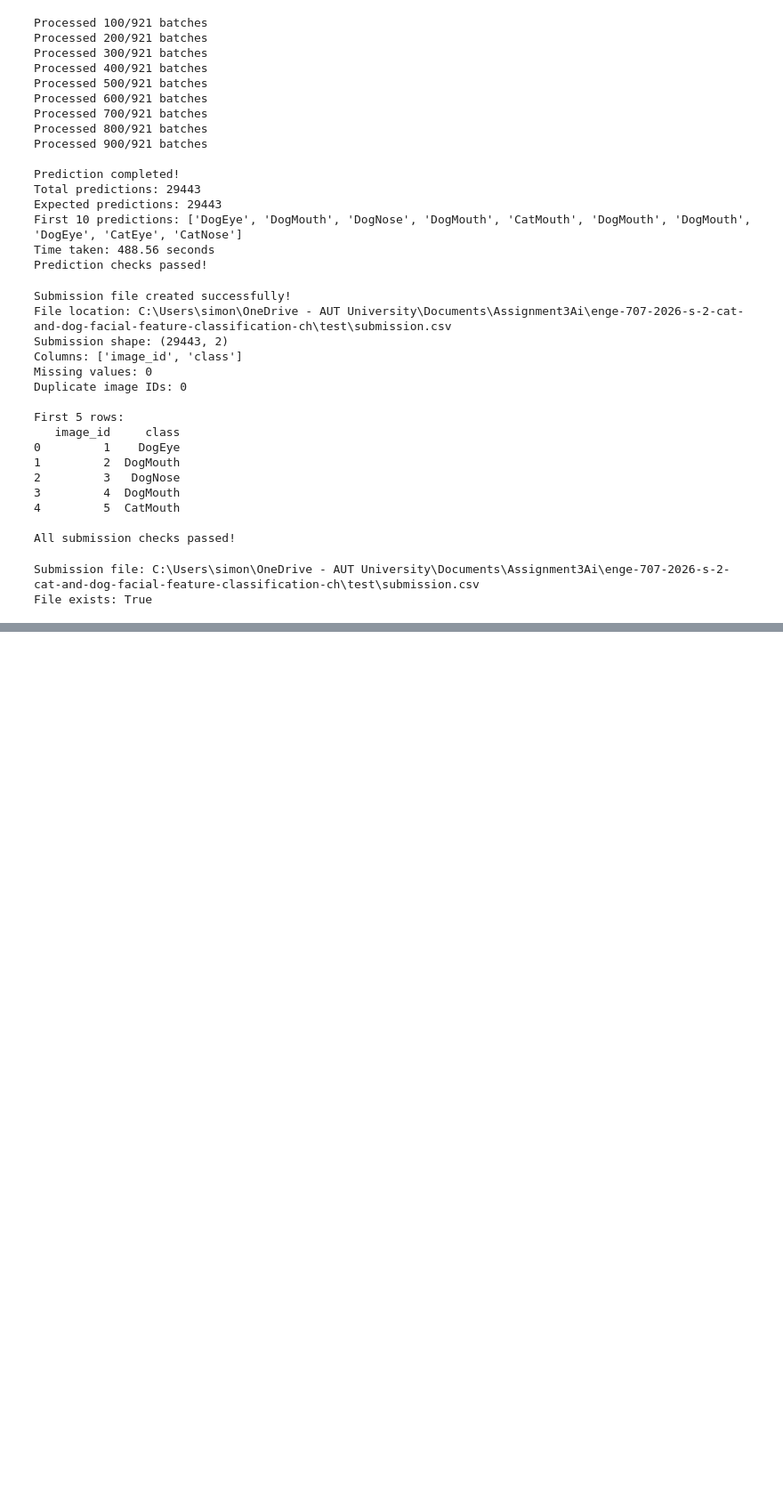
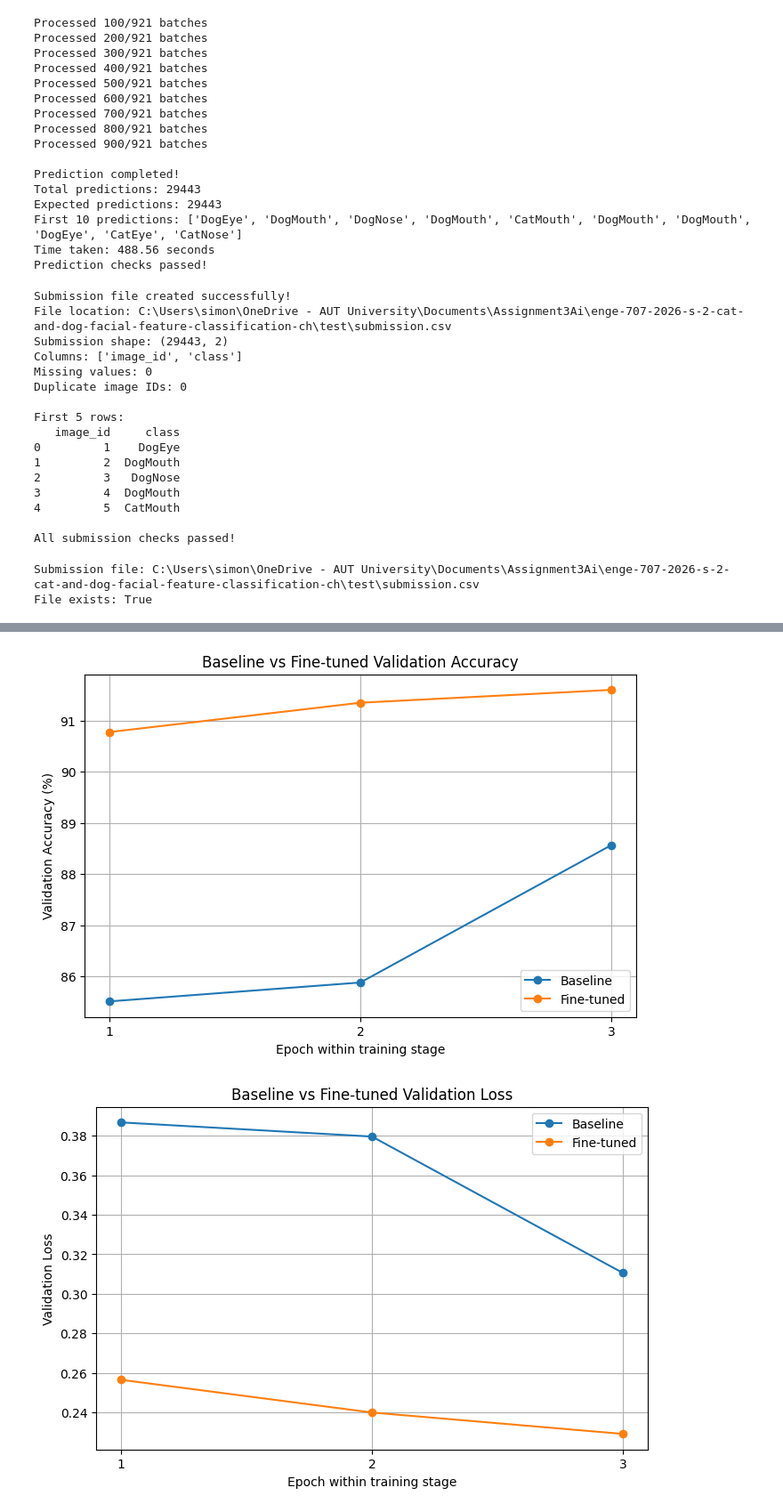
Before and after one commit to SimonSays4843/ENGE707-Assessment3, a Jupyter notebook: Assessment3.ipynb, the cells around one changed output, grey strips where cells are left out. Shown at 89% size. Drawn from its saved outputs; the diff is of its cells as text; code cells hidden in the pictures; blank space fills up the shorter version.

```diff
--- a/Assessment3.ipynb
+++ b/Assessment3.ipynb
@@ -1524,0 +1793,61 @@ os.startfile(Path("submission.csv").resolve().parent)
+# %%
+# Task 6 - Visualise baseline and fine-tuned model comparison
+
+import matplotlib.pyplot as plt
+
+epochs = range(1, len(history["val_loss"]) + 1)
+fine_tune_epochs = range(1, len(improved_history["val_loss"]) + 1)
+
+# Validation accuracy comparison
+plt.figure(figsize=(8, 5))
+
+plt.plot(
+    epochs,
+    history["val_accuracy"],
+    marker="o",
+    label="Baseline"
+)
+
+plt.plot(
+    fine_tune_epochs,
+    improved_history["val_accuracy"],
+    marker="o",
+    label="Fine-tuned"
+)
+
+plt.xlabel("Epoch within training stage")
+plt.ylabel("Validation Accuracy (%)")
+plt.title("Baseline vs Fine-tuned Validation Accuracy")
+plt.xticks(list(epochs))
+plt.legend()
+plt.grid(True)
+plt.show()
+
+
+# Validation loss comparison
+plt.figure(figsize=(8, 5))
+
+plt.plot(
+    epochs,
+    history["val_loss"],
+    marker="o",
+    label="Baseline"
+)
+
+plt.plot(
+    fine_tune_epochs,
+    improved_history["val_loss"],
+    marker="o",
+    label="Fine-tuned"
+)
+
+plt.xlabel("Epoch within training stage")
+plt.ylabel("Validation Loss")
+plt.title("Baseline vs Fine-tuned Validation Loss")
+plt.xticks(list(epochs))
+plt.legend()
+plt.grid(True)
+plt.show()
+# %% [output]
+[figure, added]
+[figure, added]
```
Also changed, not shown: parts of 9 cells of this notebook.
